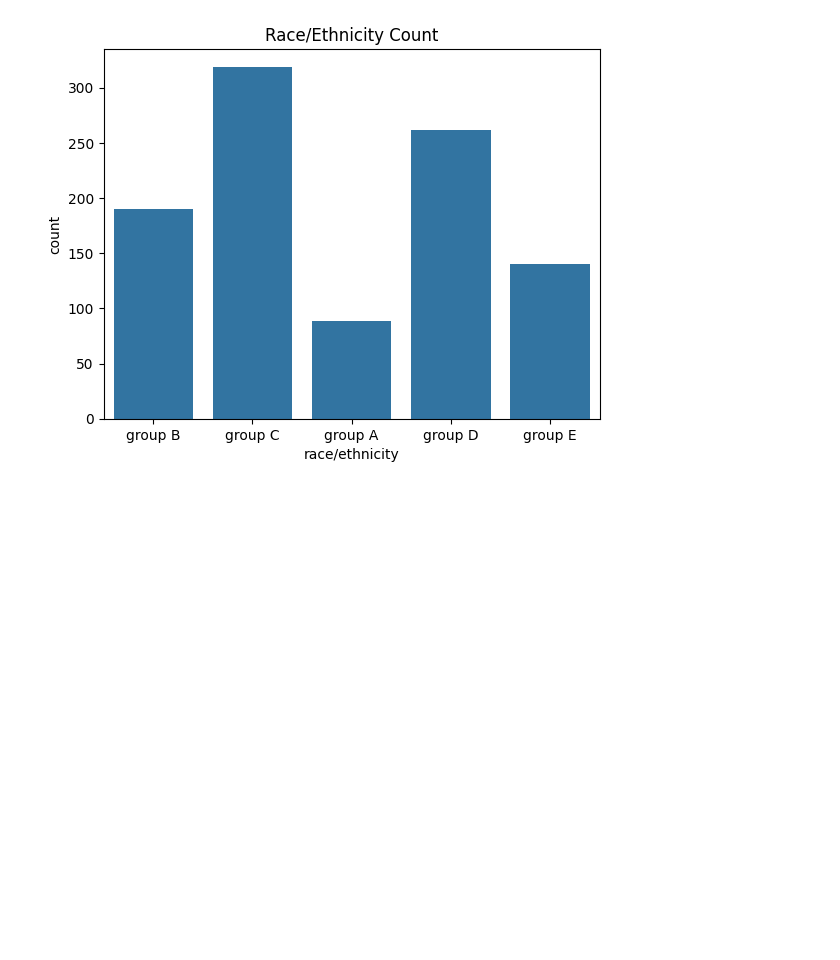
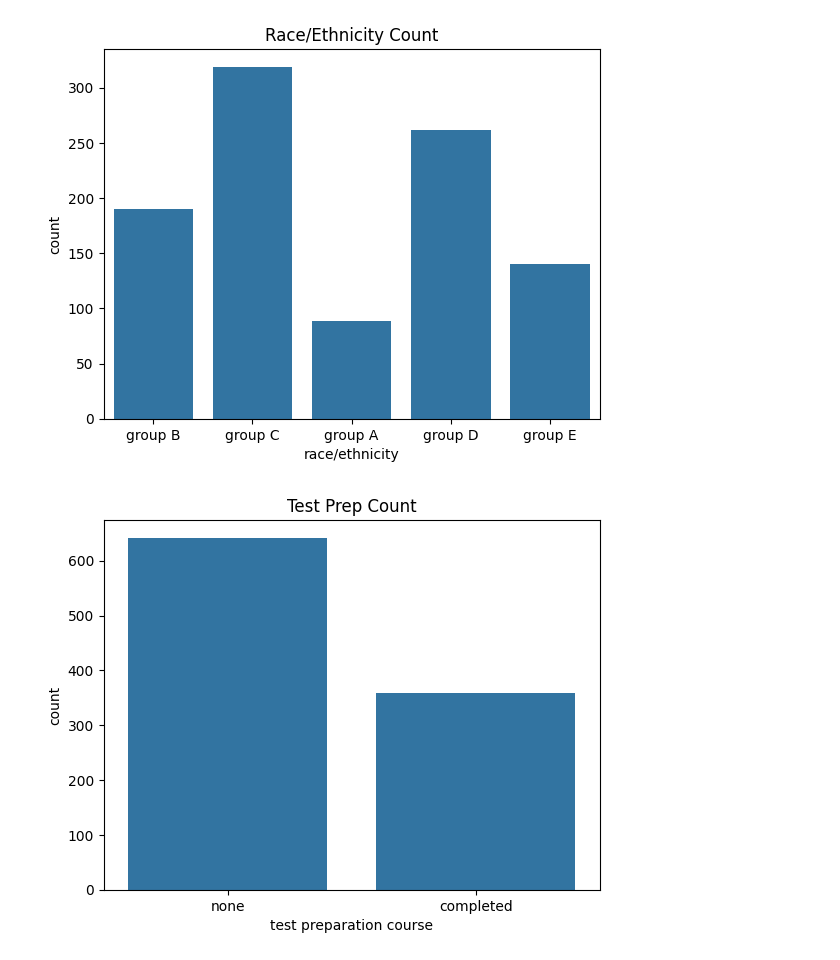
Before and after one commit to Nakib-Nasrullah/Research-Skill, a Jupyter notebook: 6_Matplotlib_and_Seaborn.ipynb, the cells around one changed output. Drawn from its saved outputs; the diff is of its cells as text; code cells hidden in the pictures; blank space fills up the shorter version.

```diff
--- a/6_Matplotlib_and_Seaborn.ipynb
+++ b/6_Matplotlib_and_Seaborn.ipynb
@@ -381,0 +380,7 @@ plt.show()
+# %%
+# Count by test prep
+sns.countplot(data=students, x='test preparation course')
+plt.title('Test Prep Count')
+plt.show()
+# %% [output]
+[figure, added]
```
Also changed, not shown: parts of 1 cell of this notebook.
